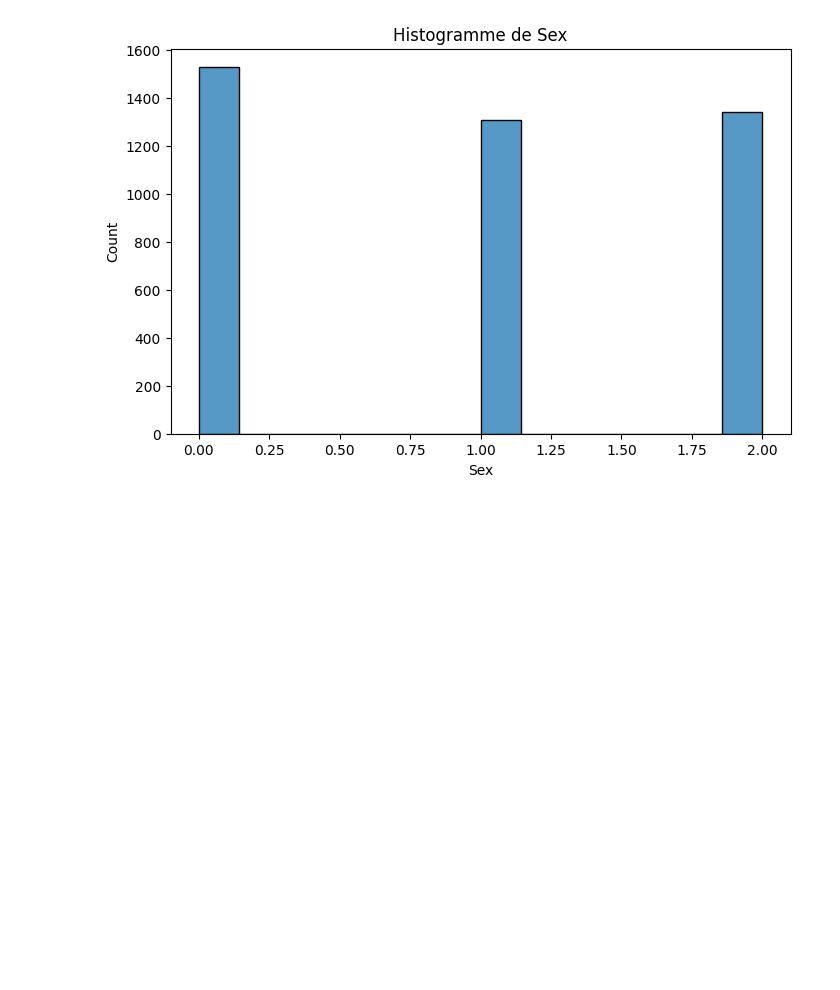
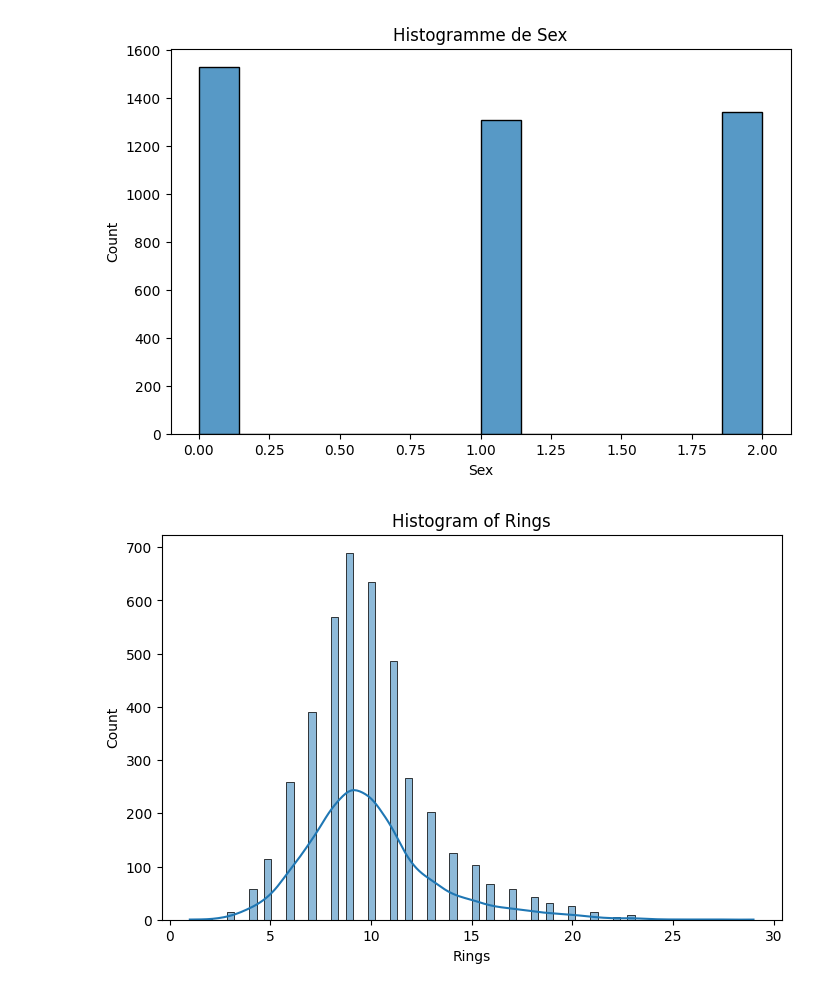
Before and after one commit to Aritendry/Abalone_Dr_Rene, a Jupyter notebook: benchmark.ipynb, the cells around one changed output. Saved outputs shown, nothing was run; the diff lists cells and outputs as text; code cells hidden in the pictures; blank space fills up the shorter version.

Commit message:
finalisation de l'eda et création du fichier abalone.csv

```diff
--- a/benchmark.ipynb
+++ b/benchmark.ipynb
@@ -109,3 +109,10 @@ plt.title('Histogramme de Sex')
 plt.show()
 # %% [output]
 [figure]
+# %%
+plt.figure(figsize = (8,5))
+sns.histplot(df_abalone['Rings'], kde = True)
+plt.title("Histogram of Rings")
+plt.show()
+# %% [output]
+[figure, added]
```
Also changed, not shown: parts of 4 cells of this notebook, 1 other file.
